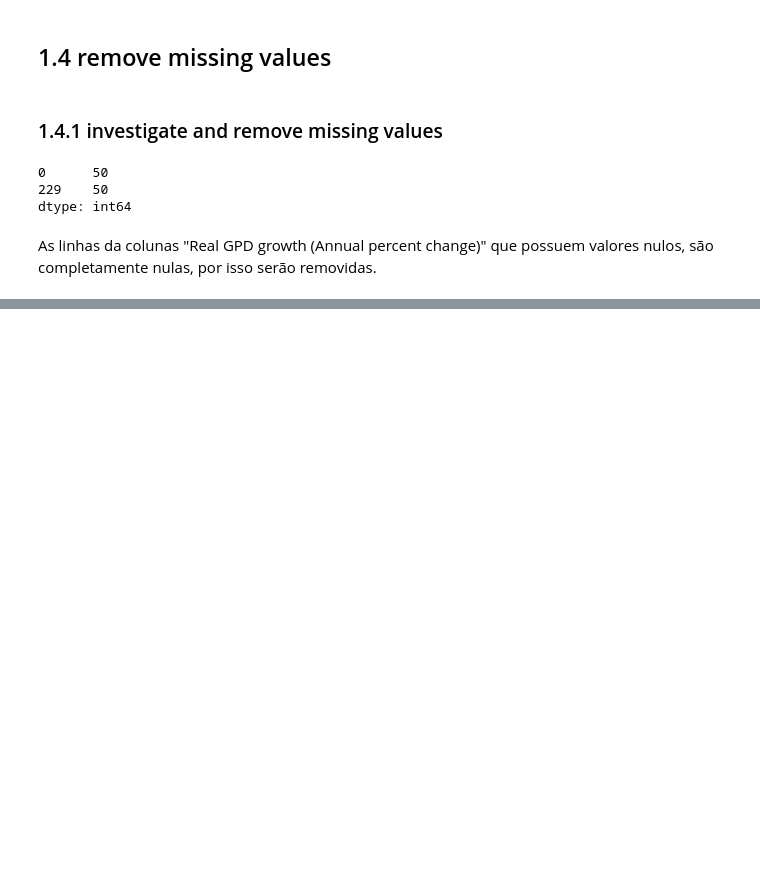
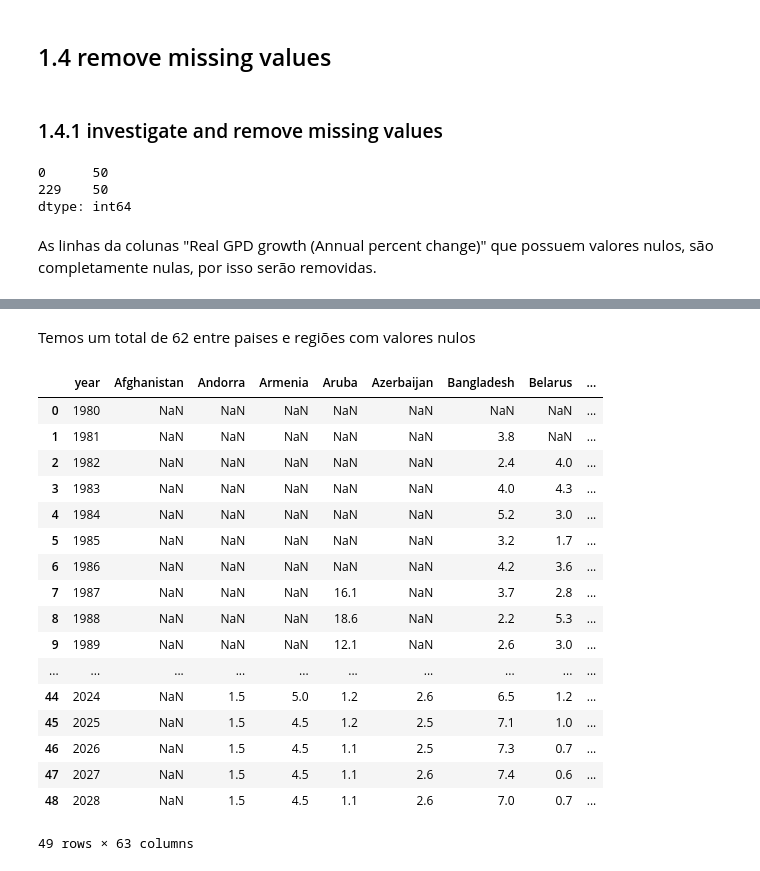
Before and after one commit to lavinomenezes/Desafio_DS_Series_Temporais, a Jupyter notebook: notebooks/desafio_ds_v01_data_description.ipynb, the cells around one changed output, grey strips where cells are left out. Saved outputs shown, nothing was run; the diff lists cells and outputs as text; code cells hidden in the pictures; blank space fills up the shorter version.

```diff
--- a/notebooks/desafio_ds_v01_data_description.ipynb
+++ b/notebooks/desafio_ds_v01_data_description.ipynb
@@ -139,0 +261,27 @@ Length: 229, dtype: float64
+# %% [markdown]
+Temos um total de 62 entre paises e regiões com valores nulos
+# %%
+# select only columns with any missing value
+df_null = df_12.loc[:, df_12.isnull().any()]
+df_null.insert(0, "year", df_12["year"])
+df_null.rename_axis(None, axis="columns", inplace=True)
+df_null
+# %% [output]
+|  | year | Afghanistan | Andorra | Armenia | Aruba | Azerbaijan | Bangladesh | Belarus | ... |
+| 0 | 1980 | NaN | NaN | NaN | NaN | NaN | NaN | NaN | ... |
+| 1 | 1981 | NaN | NaN | NaN | NaN | NaN | 3.8 | NaN | ... |
+| 2 | 1982 | NaN | NaN | NaN | NaN | NaN | 2.4 | 4.0 | ... |
+| 3 | 1983 | NaN | NaN | NaN | NaN | NaN | 4.0 | 4.3 | ... |
+| 4 | 1984 | NaN | NaN | NaN | NaN | NaN | 5.2 | 3.0 | ... |
+| 5 | 1985 | NaN | NaN | NaN | NaN | NaN | 3.2 | 1.7 | ... |
+| 6 | 1986 | NaN | NaN | NaN | NaN | NaN | 4.2 | 3.6 | ... |
+| 7 | 1987 | NaN | NaN | NaN | 16.1 | NaN | 3.7 | 2.8 | ... |
+| 8 | 1988 | NaN | NaN | NaN | 18.6 | NaN | 2.2 | 5.3 | ... |
+| 9 | 1989 | NaN | NaN | NaN | 12.1 | NaN | 2.6 | 3.0 | ... |
+| ... | ... | ... | ... | ... | ... | ... | ... | ... | ... |
+| 44 | 2024 | NaN | 1.5 | 5.0 | 1.2 | 2.6 | 6.5 | 1.2 | ... |
+| 45 | 2025 | NaN | 1.5 | 4.5 | 1.2 | 2.5 | 7.1 | 1.0 | ... |
+| 46 | 2026 | NaN | 1.5 | 4.5 | 1.1 | 2.5 | 7.3 | 0.7 | ... |
+| 47 | 2027 | NaN | 1.5 | 4.5 | 1.1 | 2.6 | 7.4 | 0.6 | ... |
+| 48 | 2028 | NaN | 1.5 | 4.5 | 1.1 | 2.6 | 7.0 | 0.7 | ... |
+49 rows × 63 columns
```
Also changed, not shown: parts of 41 cells of this notebook.
